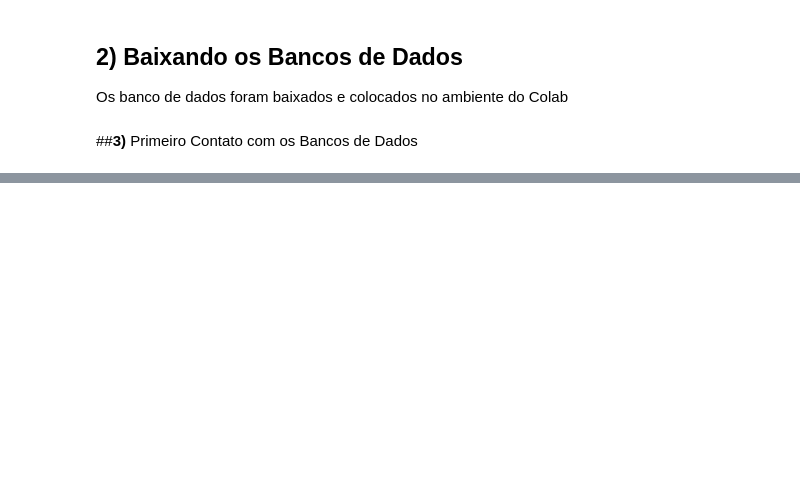
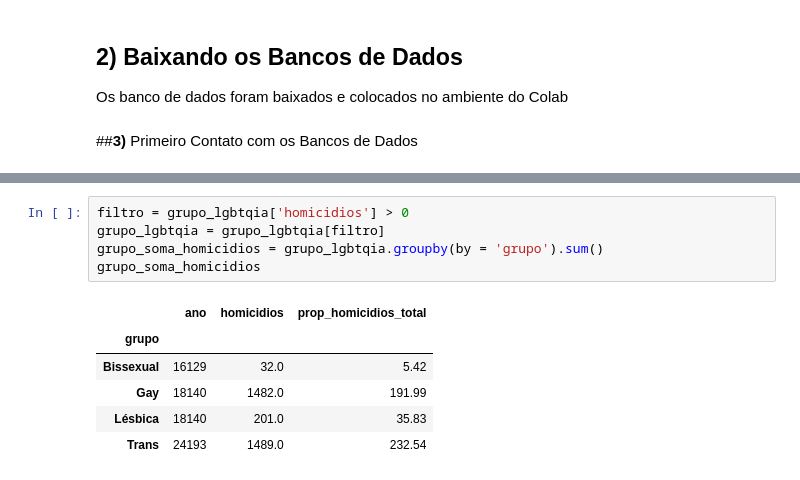
Before and after one commit to YasminForestti/Processo-seletivo-Analytica-2022, a Jupyter notebook: Obtenção_dos_dados.ipynb, the cells around one changed output, grey strips where cells are left out. Saved outputs shown, nothing was run; the diff lists cells and outputs as text; blank space fills up the shorter version.

```diff
--- a/Obtenção_dos_dados.ipynb
+++ b/Obtenção_dos_dados.ipynb
@@ -115,0 +69,12 @@ local
+# %%
+filtro = grupo_lgbtqia['homicidios'] > 0
+grupo_lgbtqia = grupo_lgbtqia[filtro]
+grupo_soma_homicidios = grupo_lgbtqia.groupby(by = 'grupo').sum()
+grupo_soma_homicidios
+# %% [output]
+|  | ano | homicidios | prop_homicidios_total |
+| grupo |  |  |  |
+| Bissexual | 16129 | 32.0 | 5.42 |
+| Gay | 18140 | 1482.0 | 191.99 |
+| Lésbica | 18140 | 201.0 | 35.83 |
+| Trans | 24193 | 1489.0 | 232.54 |
```
Also changed, not shown: parts of 16 cells of this notebook.
